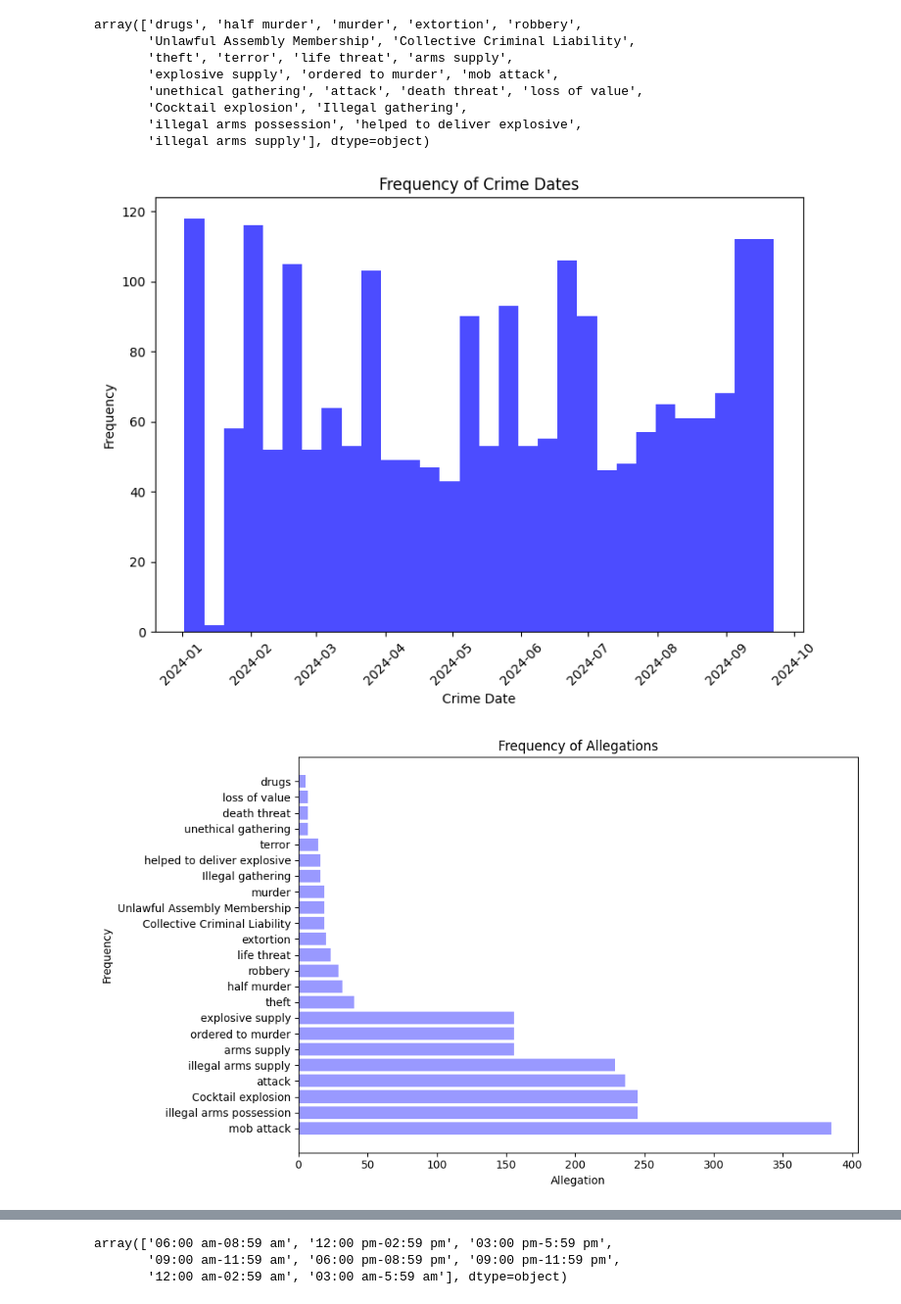
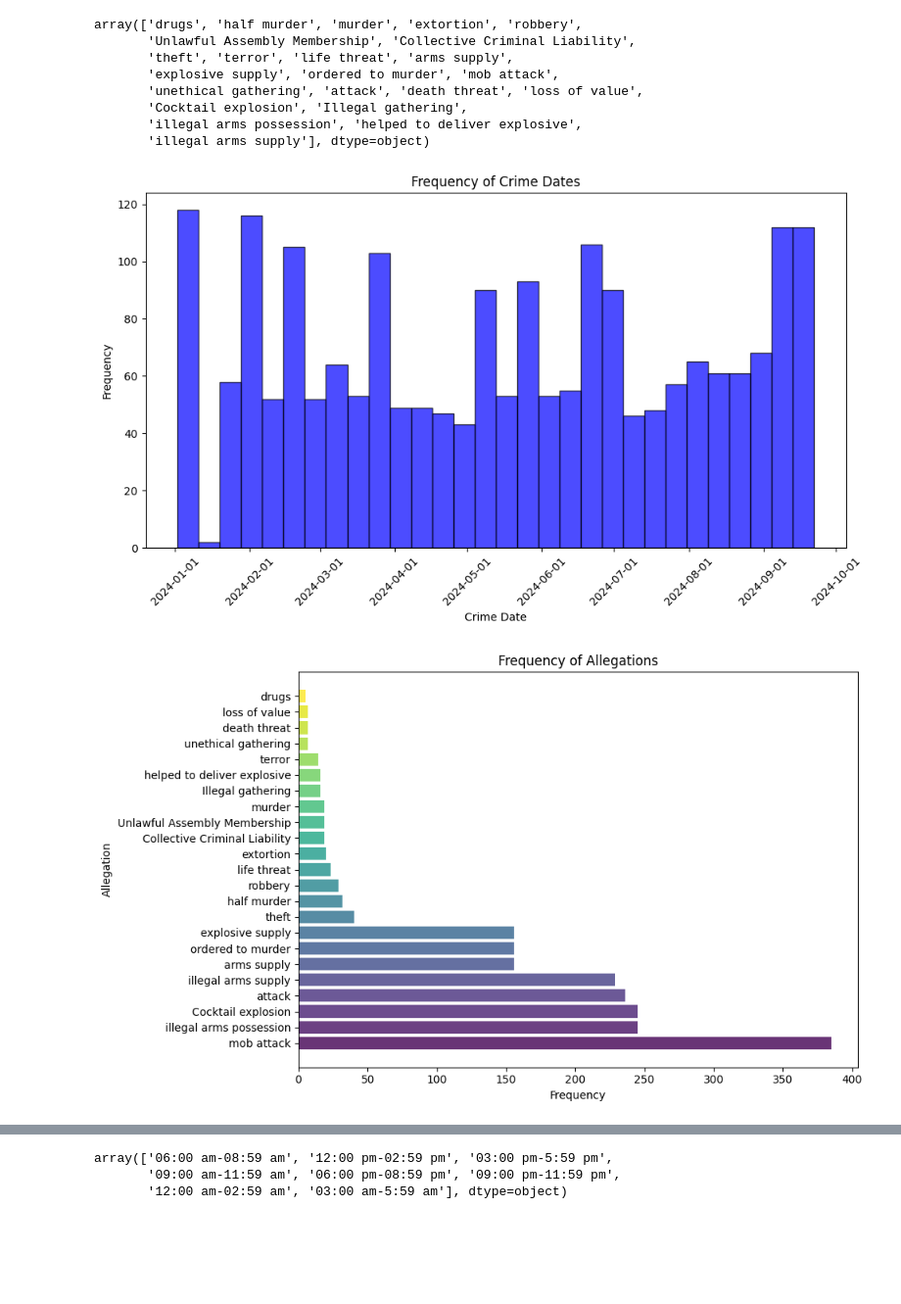
Before and after one commit to Sir-python/Crime_predictions_code, a Jupyter notebook: notebook/Thesis_models.ipynb, the cells around one changed output, grey strips where cells are left out. Shown at 98% size. Drawn from its saved outputs; the diff is of its cells as text; code cells hidden in the pictures; blank space fills up the shorter version.

```diff
--- a/notebook/Thesis_models.ipynb
+++ b/notebook/Thesis_models.ipynb
@@ -127,26 +126,42 @@ array(['drugs', 'half murder', 'murder', 'extortion', 'robbery',
        'illegal arms possession', 'helped to deliver explosive',
        'illegal arms supply'], dtype=object)
 # %%
+import matplotlib.dates as mdates
 # Frequency plot of crime date
-plt.figure(figsize=(8, 6))
-plt.hist(pre_processed_df['Crime date'], bins=30, color='blue', alpha=0.7)
+plt.figure(figsize=(10, 6))
+plt.hist(pre_processed_df['Crime date'], bins=30, color='blue', alpha=0.7, edgecolor='black')
 plt.title('Frequency of Crime Dates')
 plt.xlabel('Crime Date')
 plt.ylabel('Frequency')
+plt.gca().xaxis.set_major_formatter(mdates.DateFormatter('%Y-%m-%d'))
+plt.gca().xaxis.set_major_locator(mdates.AutoDateLocator())
 plt.xticks(rotation=45)
 plt.tight_layout()
 plt.show()
 
 # Bar plot of Allegation
-plt.figure(figsize=(10, 6))
-plt.barh(pre_processed_df['Allegation'].value_counts().index,
-        pre_processed_df['Allegation'].value_counts(),
-        color='blue', alpha=0.4)
-plt.title('Frequency of Allegations')
-plt.xlabel('Allegation')
-plt.ylabel('Frequency')
-plt.tight_layout()
-plt.show()
+# plt.figure(figsize=(10, 6))
+# plt.barh(pre_processed_df['Allegation'].value_counts().index,
+#         pre_processed_df['Allegation'].value_counts(),
+#         color='blue', alpha=0.4)
+# plt.title('Frequency of Allegations')
+# plt.xlabel('Allegation')
+# plt.ylabel('Frequency')
+# plt.tight_layout()
+# plt.show()
 # %% [output]
-[figure, old version]
+[figure, new version]
-[figure, removed]
+# %%
+# Bar plot of Allegation
+import matplotlib.cm as cm
+allegation_counts = pre_processed_df['Allegation'].value_counts()
+colors = cm.viridis(np.linspace(0, 1, len(allegation_counts)))
+plt.figure(figsize=(10, 6))
+plt.barh(allegation_counts.index, allegation_counts.values, color=colors, alpha=0.8)
+plt.title('Frequency of Allegations')
+plt.xlabel('Frequency')
+plt.ylabel('Allegation')
+plt.tight_layout()
+plt.show()
+# %% [output]
+[figure, added]
```
Also changed, not shown: parts of 4 cells of this notebook, 5 other files.
